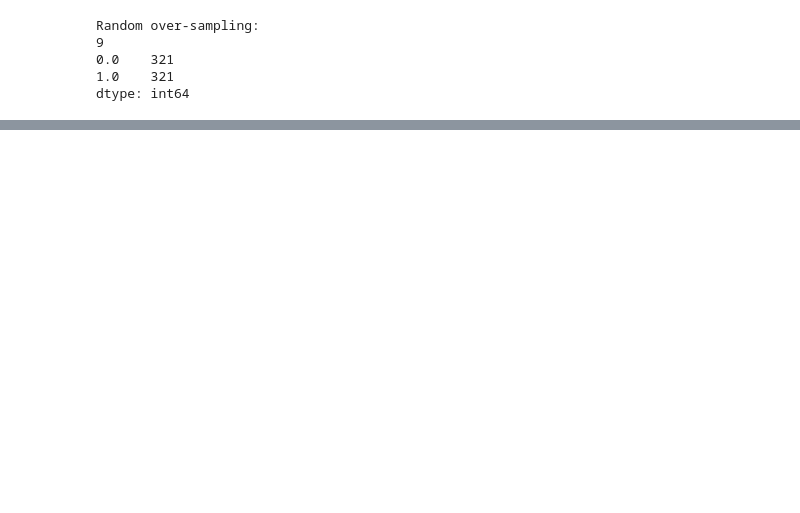
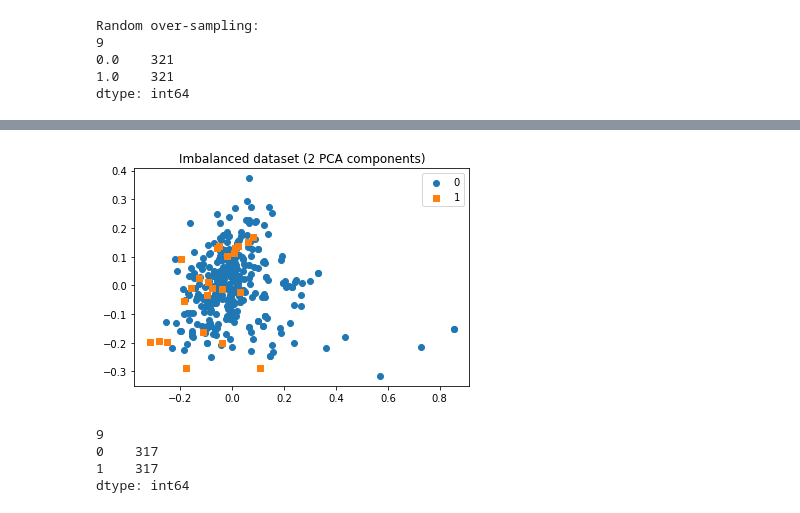
Before and after one commit to Basirulislam/Assignment-6, a Jupyter notebook: Assignment 6.ipynb, the cells around one changed output, grey strips where cells are left out. Cells and saved outputs as stored; diff of their text form; code cells hidden in the pictures; blank space fills up the shorter version.

```diff
--- a/Assignment 6.ipynb
+++ b/Assignment 6.ipynb
@@ -427,0 +407,35 @@ Everything up-to-date
+# %%
+def plot_2d_space(X, y, label='Classes'):
+    colors = ['#1F77B4', '#FF7F0E']
+    markers = ['o', 's']
+    for l, c, m in zip(np.unique(y), colors, markers):
+        plt.scatter(
+            X[y==l, 0],
+            X[y==l, 1],
+            c=c, label=l, marker=m
+        )
+    plt.title(label)
+    plt.legend(loc='upper right')
+    plt.show()
+# %%
+from sklearn.decomposition import PCA
+
+outliers= OneClassSVM(gamma=1, nu=0.05)
+pred = outliers.fit_predict(X_train_imp)
+anom_index = where(pred == 1)
+X_train_out = X_train_imp[anom_index]
+y_train_out= y_train_array[anom_index]
+
+pca = PCA(n_components=2)
+Xpca = pca.fit_transform(X_train_imp)
+
+plot_2d_space(Xpca, y_train_array, 'Imbalanced dataset (2 PCA components)')
+# %% [output]
+[figure, added]
+# %%
+y_smt.value_counts()
+# %% [output]
+9
+0    317
+1    317
+dtype: int64
```
Also changed, not shown: parts of 11 cells of this notebook.
